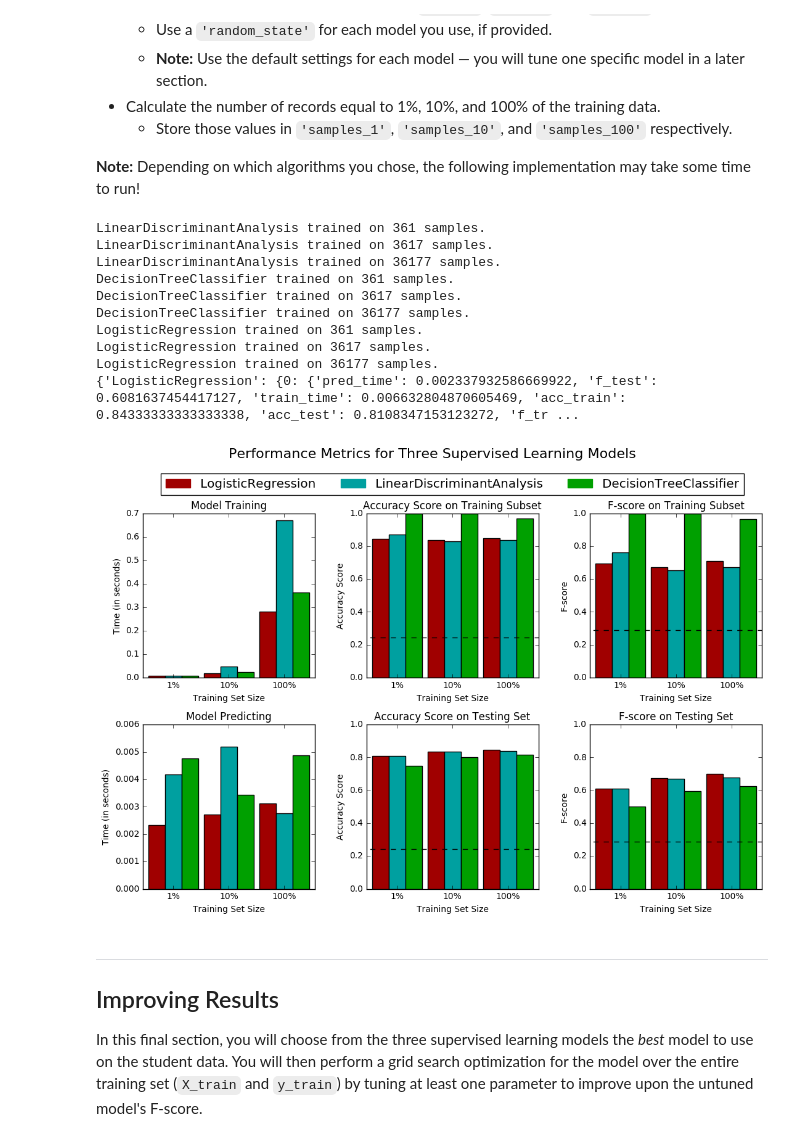
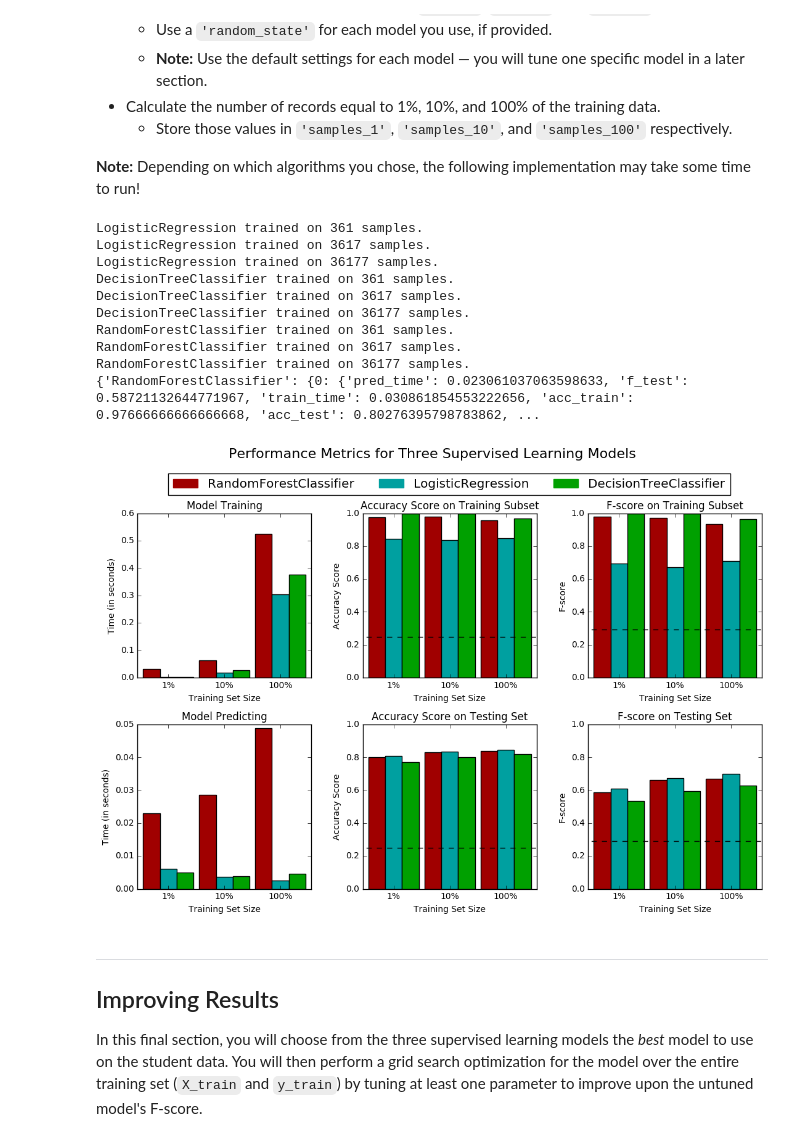
Before and after one commit to chwanlouis/finding_donors, a Jupyter notebook: finding_donors.ipynb, the cells around one changed output. Cells and saved outputs as stored; diff of their text form; code cells hidden in the pictures.

```diff
--- a/finding_donors.ipynb
+++ b/finding_donors.ipynb
@@ -320,43 +324,44 @@ In the code cell, you will need to implement the following:
 # %%
 # TODO: Import the three supervised learning models from sklearn
 from sklearn.tree import DecisionTreeClassifier
 from sklearn.linear_model import LogisticRegression
-
+from sklearn.ensemble import RandomForestClassifier
 
 # TODO: Initialize the three models
 
-clf_B = DecisionTreeClassifier()
-clf_C = LogisticRegression()
+clf_A = LogisticRegression(random_state=0)
+clf_B = DecisionTreeClassifier(random_state=0)
+clf_C = RandomForestClassifier(random_state=0)
 
 # TODO: Calculate the number of samples for 1%, 10%, and 100% of the training data
 samples_1 = int(len(X_train) * 0.01)
 samples_10 = int(len(X_train) * 0.1)
 samples_100 = len(X_train)
 
 # Collect results on the learners
 results = {}
 for clf in [clf_A, clf_B, clf_C]:
     clf_name = clf.__class__.__name__
     results[clf_name] = {}
     for i, samples in enumerate([samples_1, samples_10, samples_100]):
         results[clf_name][i] = train_predict(clf, samples, X_train, y_train, X_test, y_test)
 
 print results
 
 # Run metrics visualization for the three supervised learning models chosen
 vs.evaluate(results, accuracy, fscore)
 # %% [output]
-LinearDiscriminantAnalysis trained on 361 samples.
-LinearDiscriminantAnalysis trained on 3617 samples.
-LinearDiscriminantAnalysis trained on 36177 samples.
+LogisticRegression trained on 361 samples.
+LogisticRegression trained on 3617 samples.
+LogisticRegression trained on 36177 samples.
 DecisionTreeClassifier trained on 361 samples.
 DecisionTreeClassifier trained on 3617 samples.
 DecisionTreeClassifier trained on 36177 samples.
-LogisticRegression trained on 361 samples.
-LogisticRegression trained on 3617 samples.
-LogisticRegression trained on 36177 samples.
-{'LogisticRegression': {0: {'pred_time': 0.002337932586669922, 'f_test': 0.6081637454417127, 'train_time': 0.006632804870605469, 'acc_train': 0.84333333333333338, 'acc_test': 0.8108347153123272, 'f_tr ...
+RandomForestClassifier trained on 361 samples.
+RandomForestClassifier trained on 3617 samples.
+RandomForestClassifier trained on 36177 samples.
+{'RandomForestClassifier': {0: {'pred_time': 0.023061037063598633, 'f_test': 0.58721132644771967, 'train_time': 0.030861854553222656, 'acc_train': 0.97666666666666668, 'acc_test': 0.80276395798783862, ...
-[figure, old version]
+[figure, new version]
 # %% [markdown]
 ----
 ## Improving Results
```
Also changed, not shown: parts of 6 cells of this notebook.
